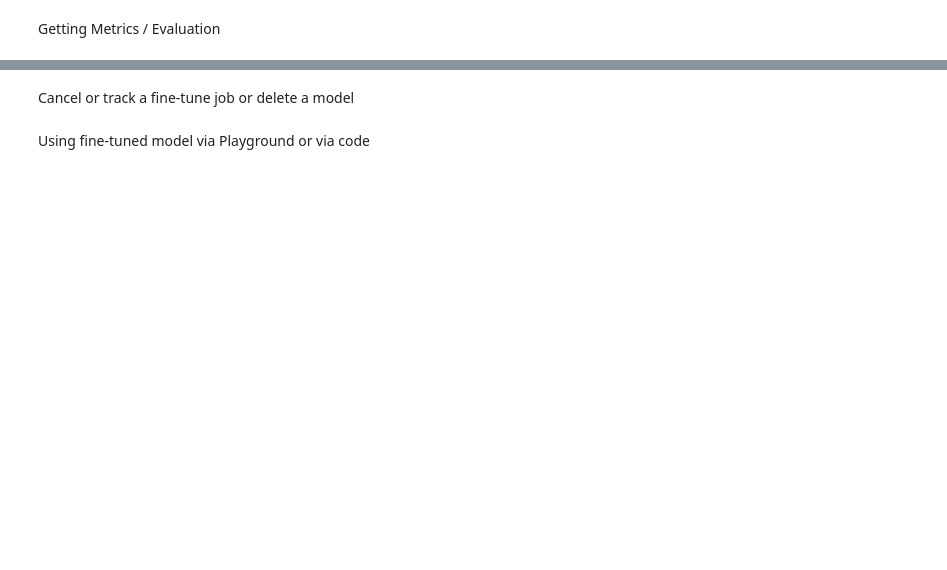
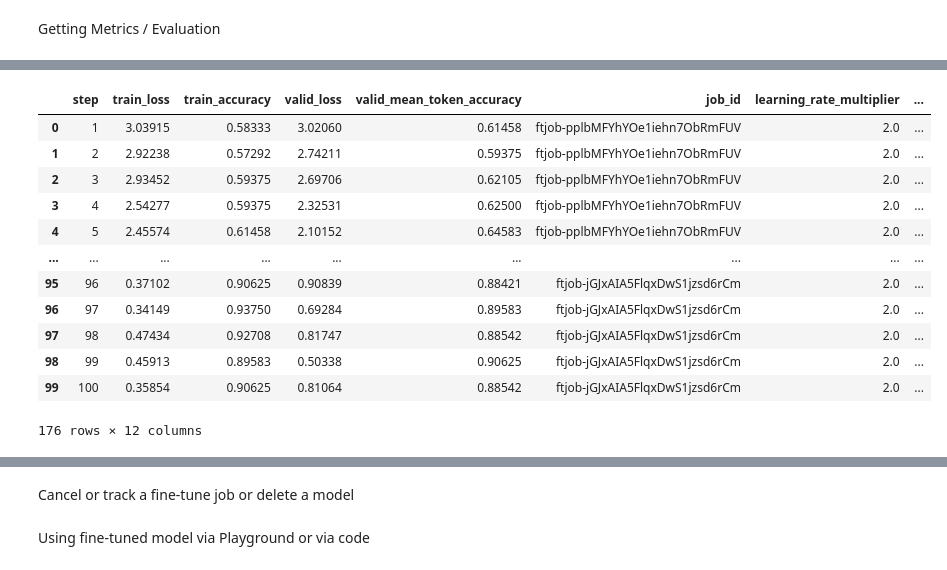
Before and after one commit to izu457/Thesis_Finetuning_GPT3.5_Political_Stance, a Jupyter notebook: Fine-Tuning_Cookbook.ipynb, the cells around one changed output, grey strips where cells are left out. Drawn from its saved outputs; the diff is of its cells as text; code cells hidden in the pictures; blank space fills up the shorter version.

```diff
--- a/Fine-Tuning_Cookbook.ipynb
+++ b/Fine-Tuning_Cookbook.ipynb
@@ -296,2 +198,4 @@ INFO:httpx:HTTP Request: GET https://api.openai.com/v1/fine_tuning/jobs/ftjob-3s
+# %%
+all_job_ids = ["ftjob-pplbMFYhYOe1iehn7ObRmFUV", "ftjob-EW2R9NmIPrEYO3XOeDed6zrR", "ftjob-jGJxAIA5FlqxDwS1jzsd6rCm"]
 # %% [markdown]
 Getting Metrics / Evaluation
@@ -384,0 +202,11 @@ display(syn_all_metrics_df.head())
+# %%
+# Wait ten minutes before extracting the results to
+# give the API time to process the last jobs
+#time.sleep(600)
+
+# Extract information about the jobs
+all_results = cbf.extract_job_info(all_job_ids)
+display(all_results)
+
+# set index of all_results to job_id
+all_results.set_index("job_id", inplace=True)
@@ -384,0 +235,17 @@ display(syn_all_metrics_df.head())
+# %%
+# For each row in column "result_file_name", use the cell value to request
+# the file from the OpenAI API using the get_ft_results function and save
+# it in a metrics dataframe
+metrics = pd.DataFrame()
+all_metrics = pd.DataFrame()
+
+# iterate over all_results
+for index, row in all_results.iterrows():
+    # extract the string file id from the list, which only has one element
+    if row["result_file_name"]:
+        file_id = str(row["result_file_name"][0]).strip()
+    metrics = pd.read_csv(cbf.get_ft_results(file_id))
+    # set index of metrics to job_id
+    metrics["job_id"] = index
+    all_metrics = pd.concat([all_metrics, metrics], axis=0)
+display(all_metrics)
@@ -385 +319,22 @@ display(syn_all_metrics_df.head())
+# %%
+# join all_metrics with all_results on job_id as index
+#all_metrics = all_metrics.set_index("job_id")
+clas_results_metrics = all_metrics.join(all_results, on="job_id")
+display(clas_results_metrics)
+# save all_results_metrics as a global variable
+clas_results_metrics.to_csv("clas_results_metrics.csv")
+# %% [output]
+|  | step | train_loss | train_accuracy | valid_loss | valid_mean_token_accuracy | job_id | learning_rate_multiplier | ... |
+| 0 | 1 | 3.03915 | 0.58333 | 3.02060 | 0.61458 | ftjob-pplbMFYhYOe1iehn7ObRmFUV | 2.0 | ... |
+| 1 | 2 | 2.92238 | 0.57292 | 2.74211 | 0.59375 | ftjob-pplbMFYhYOe1iehn7ObRmFUV | 2.0 | ... |
+| 2 | 3 | 2.93452 | 0.59375 | 2.69706 | 0.62105 | ftjob-pplbMFYhYOe1iehn7ObRmFUV | 2.0 | ... |
+| 3 | 4 | 2.54277 | 0.59375 | 2.32531 | 0.62500 | ftjob-pplbMFYhYOe1iehn7ObRmFUV | 2.0 | ... |
+| 4 | 5 | 2.45574 | 0.61458 | 2.10152 | 0.64583 | ftjob-pplbMFYhYOe1iehn7ObRmFUV | 2.0 | ... |
+| ... | ... | ... | ... | ... | ... | ... | ... | ... |
+| 95 | 96 | 0.37102 | 0.90625 | 0.90839 | 0.88421 | ftjob-jGJxAIA5FlqxDwS1jzsd6rCm | 2.0 | ... |
+| 96 | 97 | 0.34149 | 0.93750 | 0.69284 | 0.89583 | ftjob-jGJxAIA5FlqxDwS1jzsd6rCm | 2.0 | ... |
+| 97 | 98 | 0.47434 | 0.92708 | 0.81747 | 0.88542 | ftjob-jGJxAIA5FlqxDwS1jzsd6rCm | 2.0 | ... |
+| 98 | 99 | 0.45913 | 0.89583 | 0.50338 | 0.90625 | ftjob-jGJxAIA5FlqxDwS1jzsd6rCm | 2.0 | ... |
+| 99 | 100 | 0.35854 | 0.90625 | 0.81064 | 0.88542 | ftjob-jGJxAIA5FlqxDwS1jzsd6rCm | 2.0 | ... |
+176 rows × 12 columns
 # %%
```
Also changed, not shown: parts of 23 cells of this notebook, 5 other files.
